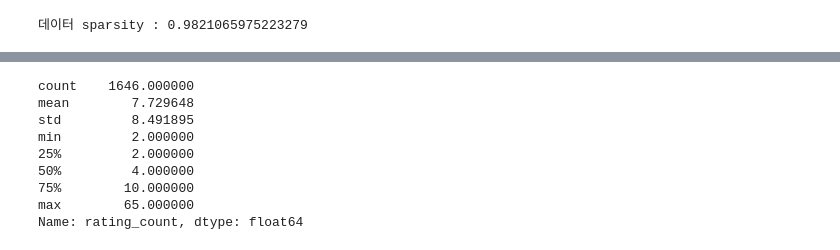
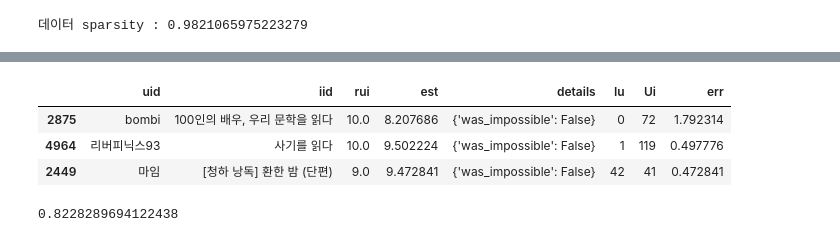
Before and after one commit to dataitgirls4/team_3, a Jupyter notebook: Recommendation_System.ipynb, the cells around one changed output, grey strips where cells are left out. Saved outputs shown, nothing was run; the diff lists cells and outputs as text; code cells hidden in the pictures.

```diff
--- a/Recommendation_System.ipynb
+++ b/Recommendation_System.ipynb
@@ -1477,12 +1458,24 @@ rate
-# %%
-review_var_count[review_var_count['rating_count']>=10]
-# %% [output]
-count    1646.000000
-mean        7.729648
-std         8.491895
-min         2.000000
-25%         2.000000
-50%         4.000000
-75%        10.000000
-max        65.000000
-Name: rating_count, dtype: float64
+# %%
+reader = Reader(rating_scale=(1, 10))
+data = Dataset.load_from_df(rate[['user', 'title', 'rating']], reader)
+
+# Build an algorithm, and train it.
+algo = SVD()
+
+kf = KFold(n_splits=3)
+
+for trainset, testset in kf.split(data):
+    # train and test algorithm.
+    algo.fit(trainset)
+    predictions = algo.test(testset)
+
+df = pd.DataFrame(predictions, columns=['uid', 'iid', 'rui', 'est', 'details'])
+df['Iu'] = df.uid.apply(get_Iu)
+df['Ui'] = df.iid.apply(get_Ui)
+df['err'] = abs(df.est - df.rui)
+df.sample(3)
+# %% [output]
+|  | uid | iid | rui | est | details | Iu | Ui | err |
+| 2875 | bombi | 100인의 배우, 우리 문학을 읽다 | 10.0 | 8.207686 | {'was_impossible': False} | 0 | 72 | 1.792314 |
+| 4964 | 리버피닉스93 | 사기를 읽다 | 10.0 | 9.502224 | {'was_impossible': False} | 1 | 119 | 0.497776 |
+| 2449 | 마임 | [청하 낭독] 환한 밤 (단편) | 9.0 | 9.472841 | {'was_impossible': False} | 42 | 41 | 0.472841 |
@@ -1488,0 +1484,7 @@ Name: rating_count, dtype: float64
+# %%
+y_true = df[df['uid'].isin(heavy_user)]['rui']
+y_pred = df[df['uid'].isin(heavy_user)]['est']
+RMSE = mean_squared_error(y_true, y_pred)**0.5
+RMSE
+# %% [output]
+0.8228289694122438
```
Also changed, not shown: parts of 9 cells of this notebook.
